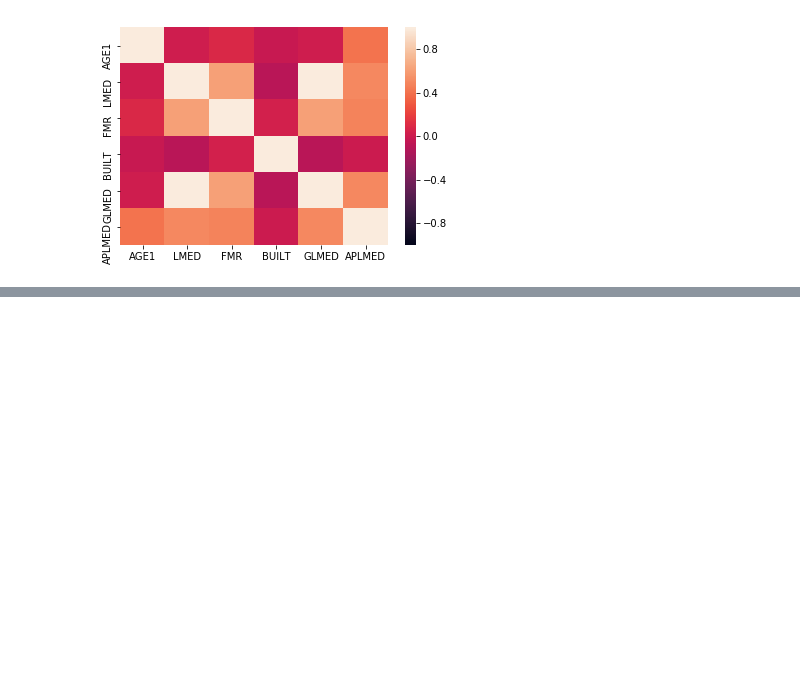
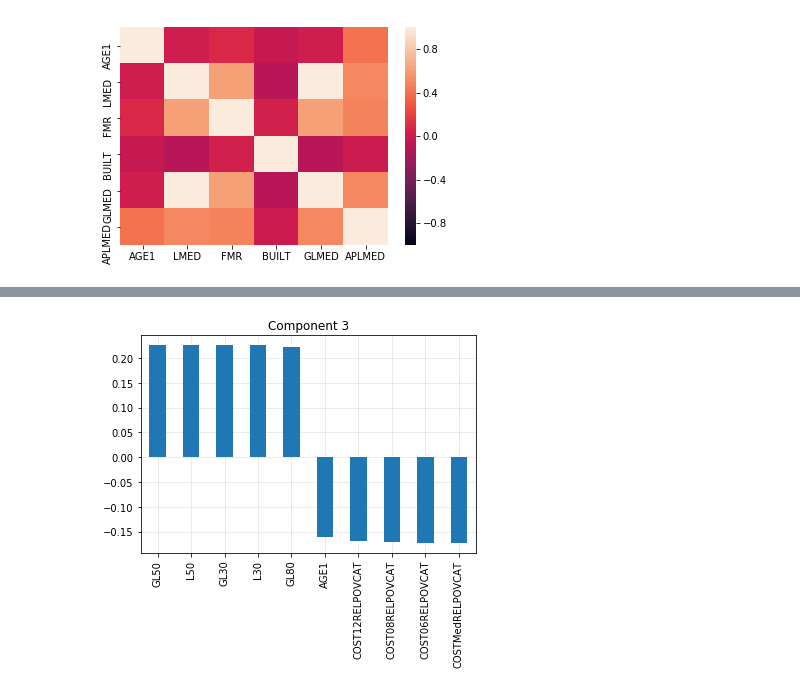
Before and after one commit to MiguelAMartinez/american-housing-survey, a Jupyter notebook: housing_oreilly_project.ipynb, the cells around one changed output, grey strips where cells are left out. Saved outputs shown, nothing was run; the diff lists cells and outputs as text; code cells hidden in the pictures; blank space fills up the shorter version.

```diff
--- a/housing_oreilly_project.ipynb
+++ b/housing_oreilly_project.ipynb
@@ -156,0 +260,4 @@ sns.heatmap(df_corr_matrix, vmin= -1, vmax = 1,
+# %%
+plot_pca(df_national_2011_processed, pca, 3)
+# %% [output]
+[figure, added]
```
Also changed, not shown: parts of 23 cells of this notebook.
